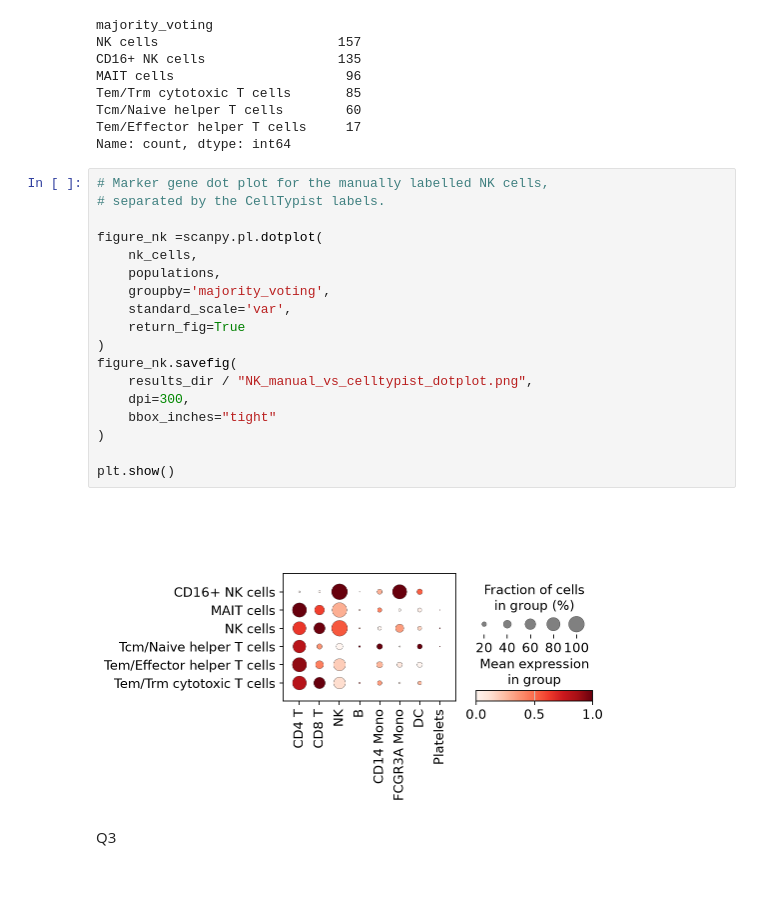
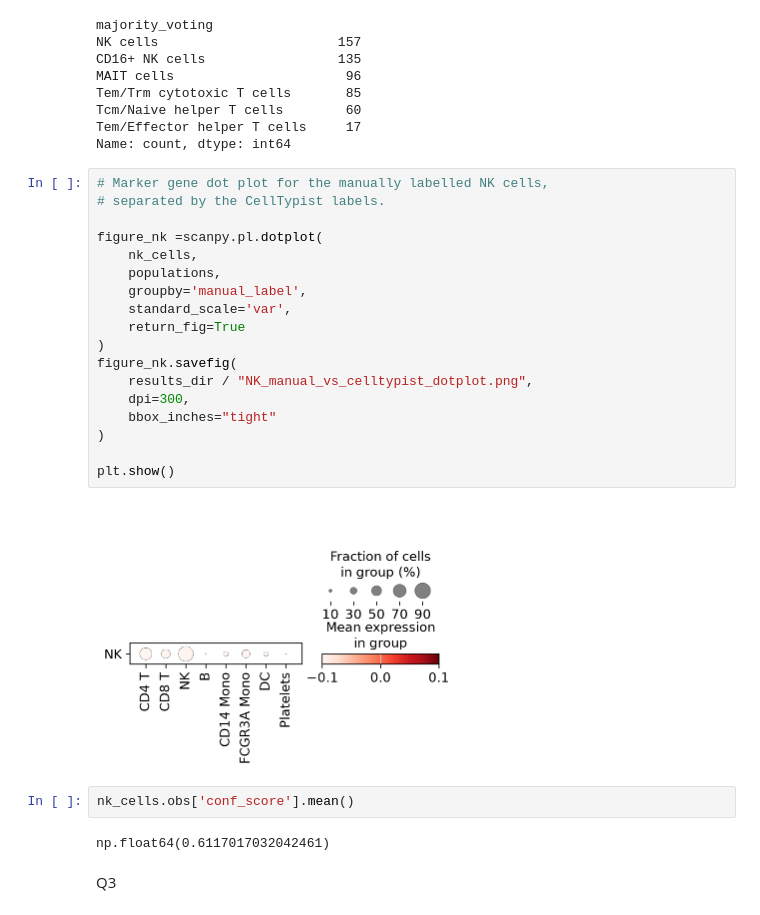
Before and after one commit to SvavaDa/single-cell-RNA-seq-analysis-, a Jupyter notebook: modul2.ipynb, the cells around one changed output. Saved outputs shown, nothing was run; the diff lists cells and outputs as text; blank space fills up the shorter version.

Commit message:
Add Module 2 and Module 4 analysis and figures

```diff
--- a/modul2.ipynb
+++ b/modul2.ipynb
@@ -249,23 +249,27 @@ Name: count, dtype: int64
 # %%
 # Marker gene dot plot for the manually labelled NK cells,
 # separated by the CellTypist labels.
 
 figure_nk =scanpy.pl.dotplot(
     nk_cells,
     populations,
-    groupby='majority_voting',
+    groupby='manual_label',
     standard_scale='var',
     return_fig=True
 )
 figure_nk.savefig(
     results_dir / "NK_manual_vs_celltypist_dotplot.png",
     dpi=300,
     bbox_inches="tight"
 )
 
 plt.show()
 # %% [output]
-[figure, old version]
+[figure, new version]
+# %%
+nk_cells.obs['conf_score'].mean()
+# %% [output]
+np.float64(0.6117017032042461)
 # %% [markdown]
 Q3
 # %% [markdown]
```
Also changed, not shown: 1 other file.
